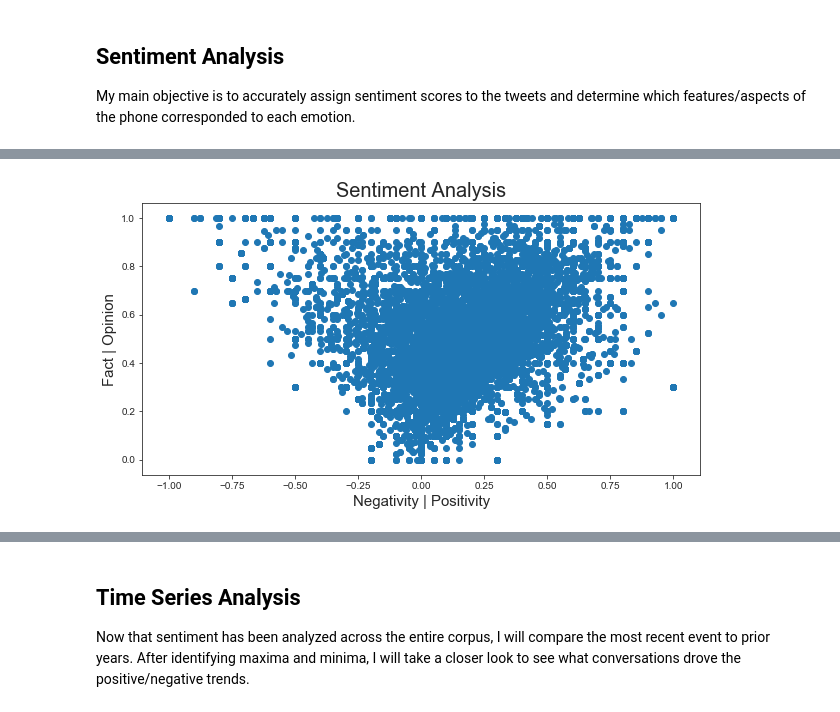
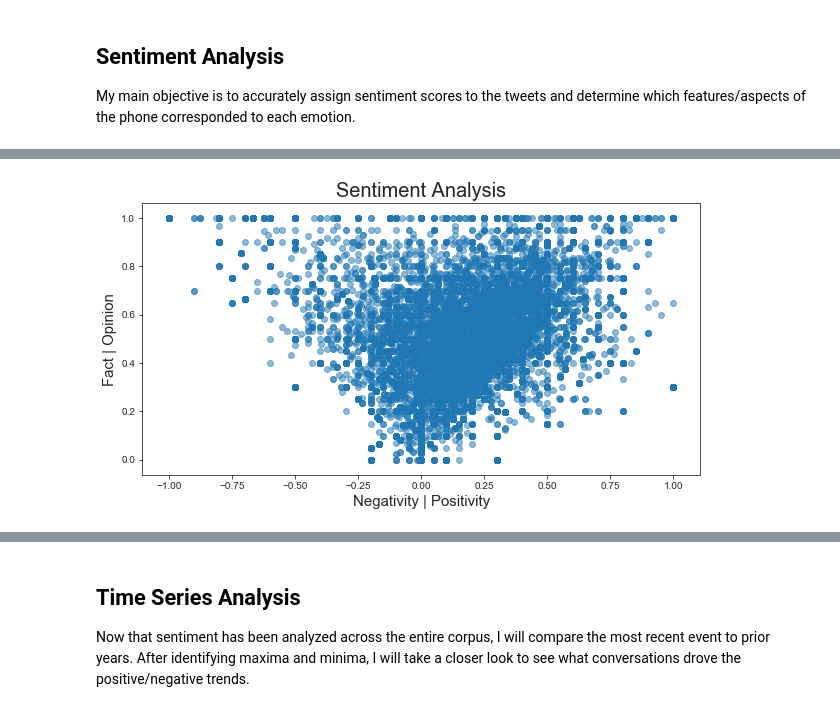
Before and after one commit to bakabbyy/twitter-sentiment-analysis, a Jupyter notebook: time_series_sentiment_analysis.ipynb, the cells around one changed output, grey strips where cells are left out. Drawn from its saved outputs; the diff is of its cells as text; code cells hidden in the pictures.

```diff
--- a/time_series_sentiment_analysis.ipynb
+++ b/time_series_sentiment_analysis.ipynb
@@ -513,15 +498,15 @@ See the caveats in the documentation: https://pandas.pydata.org/pandas-docs/stab
 # %%
 plt.figure(figsize=(10,5))
 
 x = sentiment_df.textblob_polarity
 y = sentiment_df.textblob_subjectivity
-plt.scatter(x, y)
+plt.scatter(x, y, alpha=0.5)
 
 plt.title('Sentiment Analysis', fontsize=20)
 plt.xlabel('Negativity | Positivity', fontsize=15)
 plt.ylabel('Fact | Opinion', fontsize=15);
 # %% [output]
-[figure, old version]
+[figure, new version]
 # %%
 sentiment_df.head()
 # %% [output]
```
Also changed, not shown: parts of 14 cells of this notebook, 2 other files.
